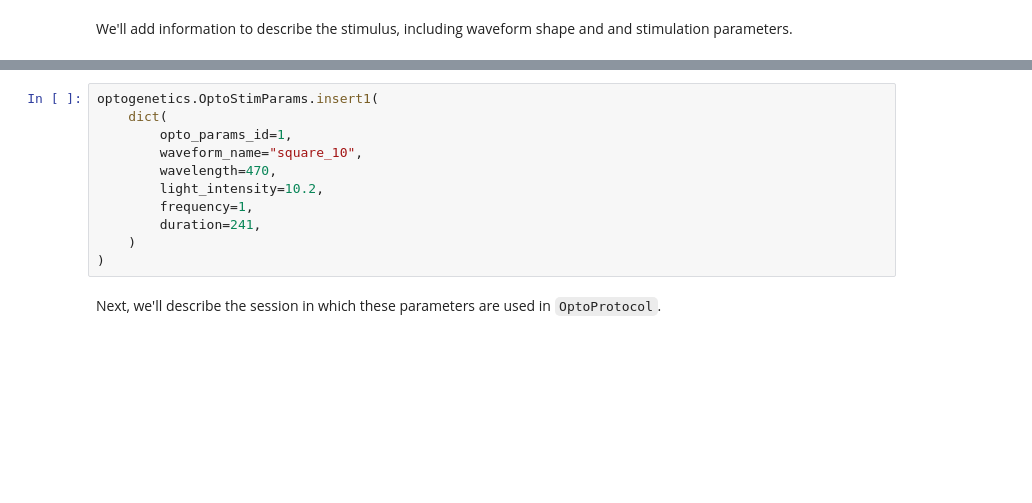
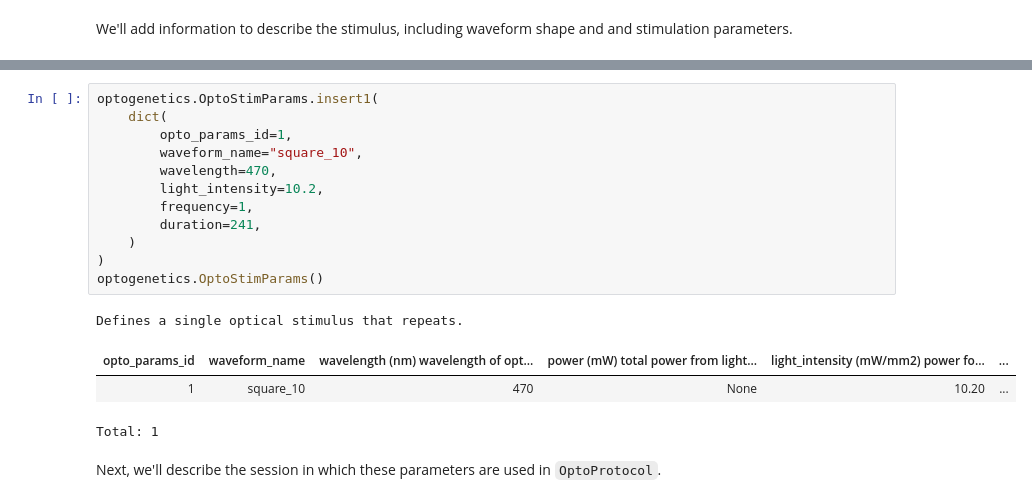
Before and after one commit to datajoint/workflow-optogenetics, a Jupyter notebook: notebooks/tutorial.ipynb, the cells around one changed output, grey strips where cells are left out. Saved outputs shown, nothing was run; the diff lists cells and outputs as text; blank space fills up the shorter version.

```diff
--- a/notebooks/tutorial.ipynb
+++ b/notebooks/tutorial.ipynb
@@ -217,14 +289,20 @@ optogenetics.OptoWaveform.Square.insert1(
 # %%
 optogenetics.OptoStimParams.insert1(
     dict(
         opto_params_id=1,
         waveform_name="square_10",
         wavelength=470,
         light_intensity=10.2,
         frequency=1,
         duration=241,
     )
 )
+optogenetics.OptoStimParams()
+# %% [output]
+Defines a single optical stimulus that repeats.
+| opto_params_id | waveform_name | wavelength (nm) wavelength of opt... | power (mW) total power from light... | light_intensity (mW/mm2) power fo... | ... |
+| 1 | square_10 | 470 | None | 10.20 | ... |
+Total: 1
 # %% [markdown]
 Next, we'll describe the session in which these parameters are used in `OptoProtocol`.
 # %%
```
Also changed, not shown: parts of 25 cells of this notebook.
